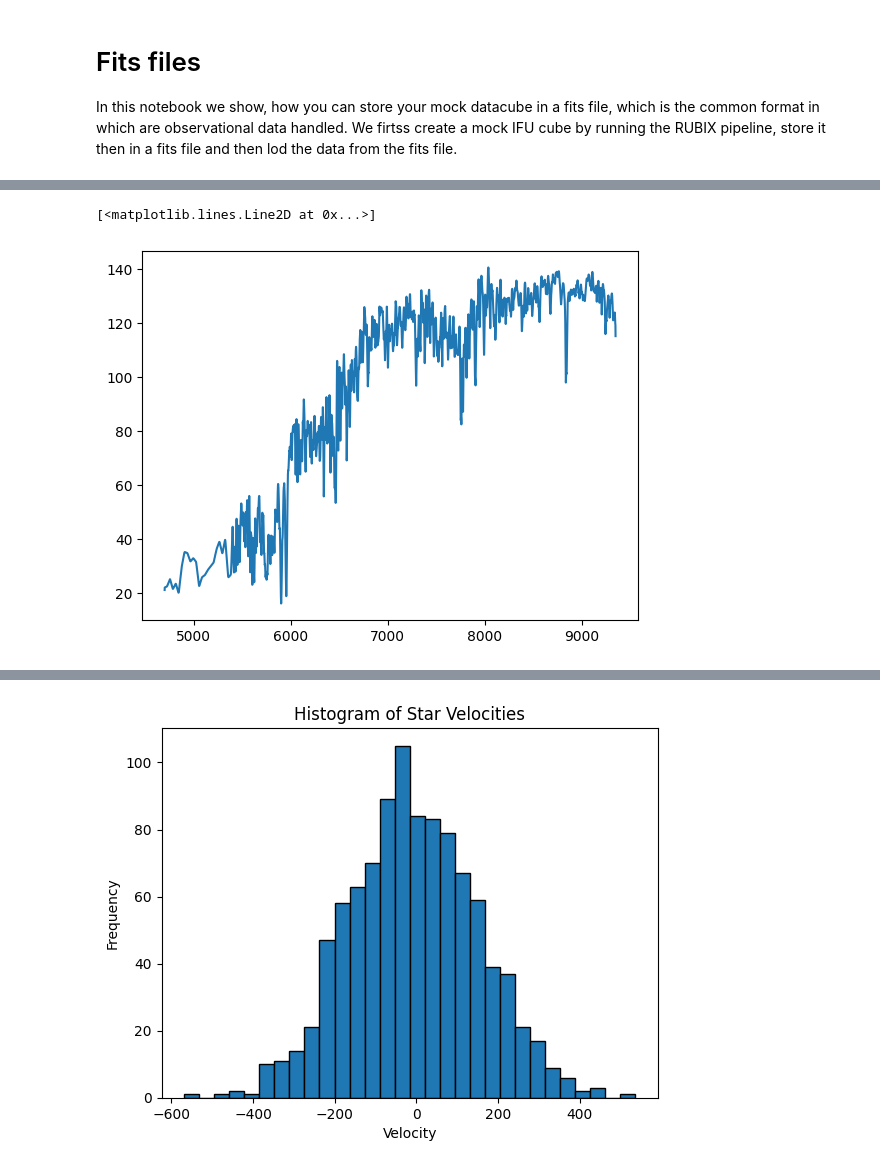
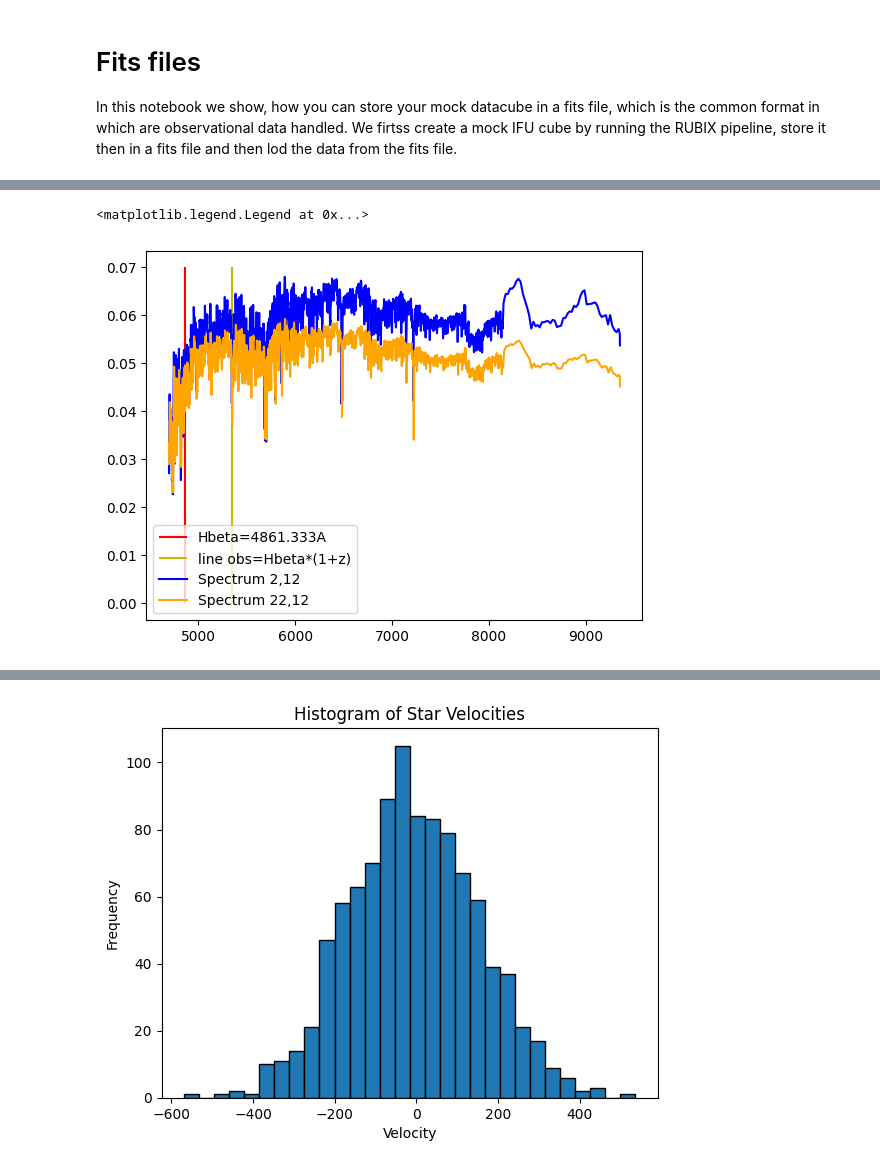
Before and after one commit to ufuk-cakir/rubix, a Jupyter notebook: notebooks/fits_file.ipynb, the cells around one changed output, grey strips where cells are left out. Cells and saved outputs as stored; diff of their text form; code cells hidden in the pictures.

```diff
--- a/notebooks/fits_file.ipynb
+++ b/notebooks/fits_file.ipynb
@@ -97,6 +100,12 @@ plt.imshow(img, origin="lower")
-# %%
-wave = pipe.telescope.wave_seq
-plt.plot(wave, data.stars.datacube[12, 12, :], label="Spectrum")
-# %% [output]
-[<matplotlib.lines.Line2D at 0x...>]
-[figure, removed]
+# %%
+wave = pipe.telescope.wave_seq
+#plt.plot(wave, data.stars.datacube[12, 12, :], color="red", label="Spectrum")
+plt.vlines(4861.333, 0, 0.07, color='r', label="Hbeta=4861.333A")
+plt.vlines(4861.333*1.1, 0, 0.07, color='y', label="line obs=Hbeta*(1+z)")
+plt.plot(wave, data.stars.datacube[2, 12, :], color="blue", label="Spectrum 2,12")
+plt.plot(wave, data.stars.datacube[22, 12, :], color="orange", label="Spectrum 22,12")
+#plt.xlim(5300, 5400)
+plt.legend()
+# %% [output]
+<matplotlib.legend.Legend at 0x...>
+[figure, added]
```
Also changed, not shown: parts of 5 cells of this notebook, 1 other file.
